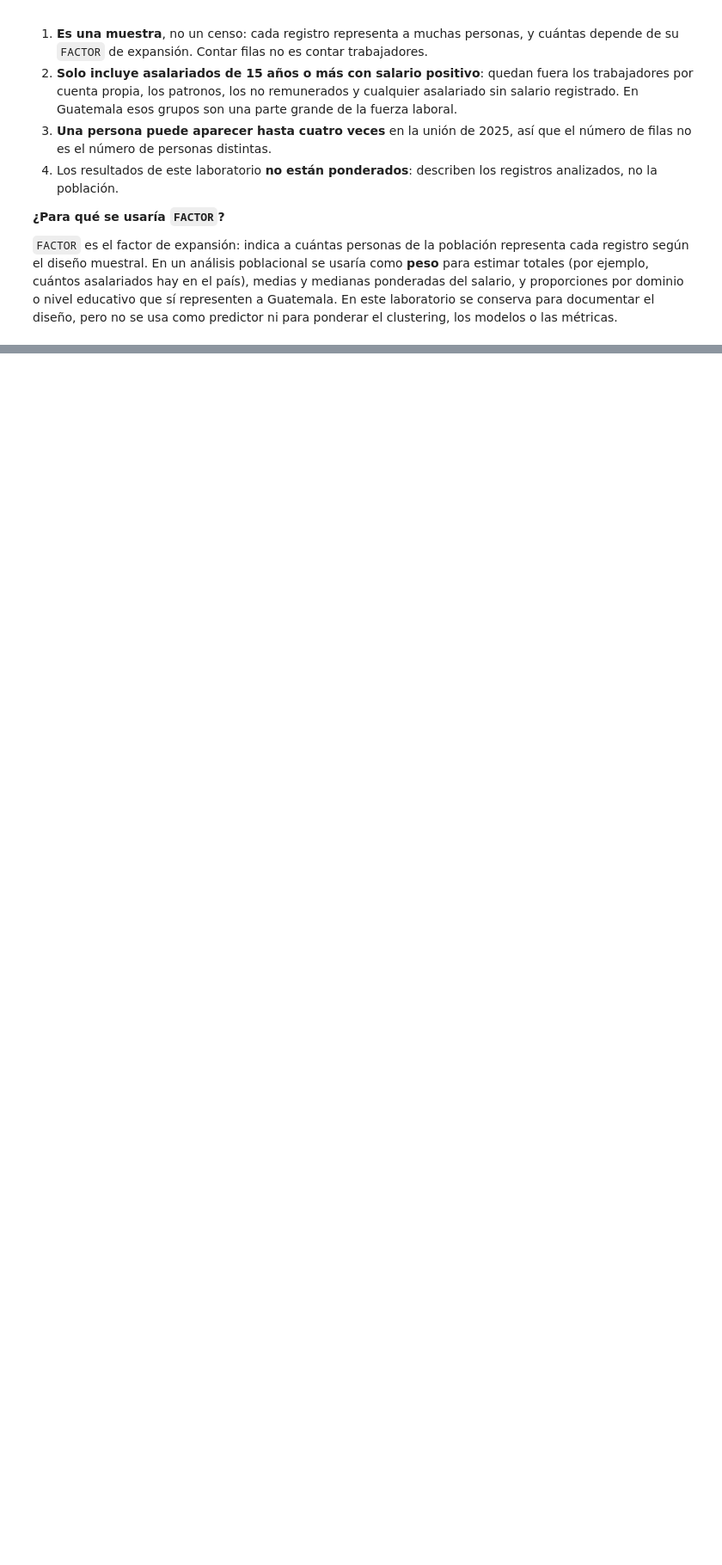
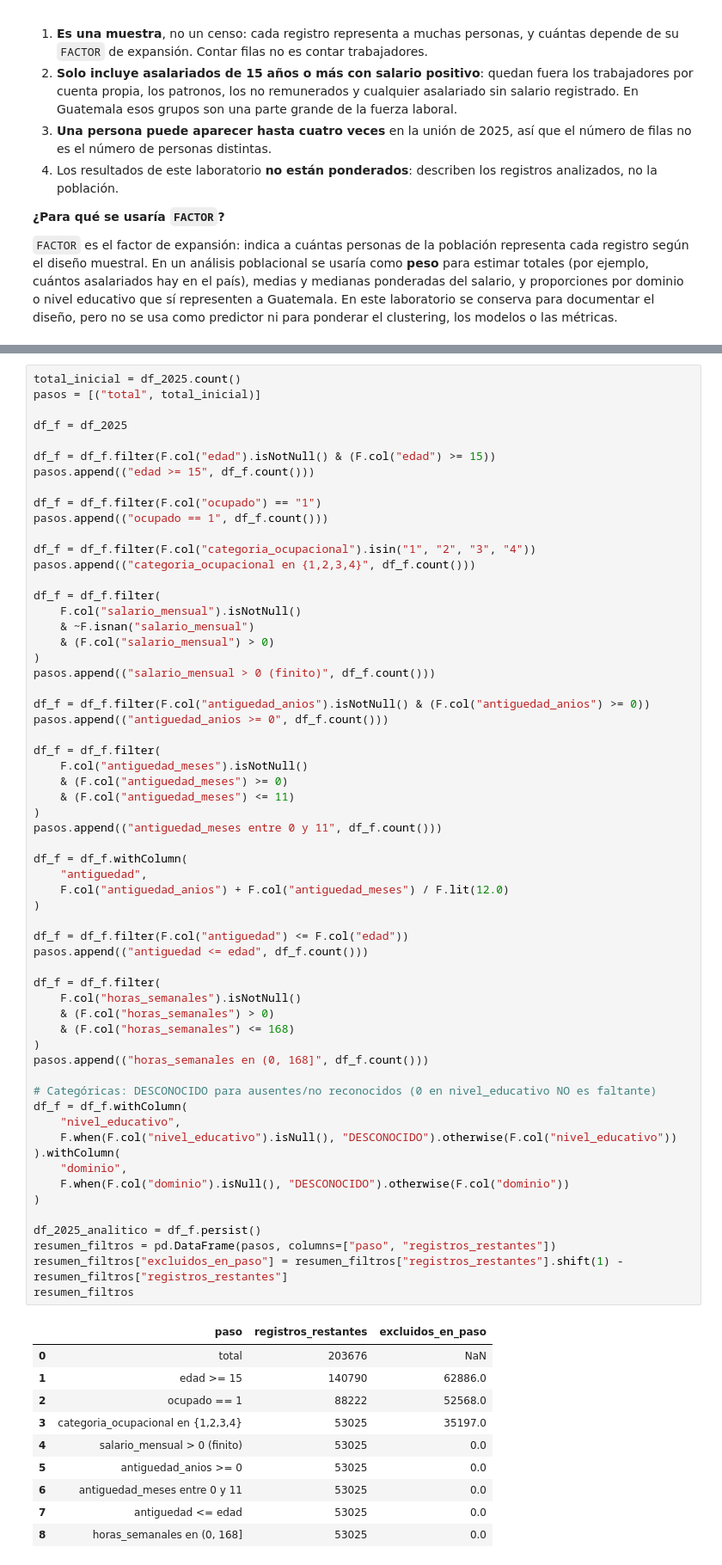
Before and after one commit to Albu231311/Lab7-DS, a Jupyter notebook: notebooks/ej1_nes.ipynb, the cells around one changed output, grey strips where cells are left out. Shown at 86% size. Cells and saved outputs as stored; diff of their text form; blank space fills up the shorter version.

```diff
--- a/notebooks/ej1_nes.ipynb
+++ b/notebooks/ej1_nes.ipynb
@@ -790,0 +815,71 @@ Por varias razones:
+# %%
+total_inicial = df_2025.count()
+pasos = [("total", total_inicial)]
+
+df_f = df_2025
+
+df_f = df_f.filter(F.col("edad").isNotNull() & (F.col("edad") >= 15))
+pasos.append(("edad >= 15", df_f.count()))
+
+df_f = df_f.filter(F.col("ocupado") == "1")
+pasos.append(("ocupado == 1", df_f.count()))
+
+df_f = df_f.filter(F.col("categoria_ocupacional").isin("1", "2", "3", "4"))
+pasos.append(("categoria_ocupacional en {1,2,3,4}", df_f.count()))
+
+df_f = df_f.filter(
+    F.col("salario_mensual").isNotNull()
+    & ~F.isnan("salario_mensual")
+    & (F.col("salario_mensual") > 0)
+)
+pasos.append(("salario_mensual > 0 (finito)", df_f.count()))
+
+df_f = df_f.filter(F.col("antiguedad_anios").isNotNull() & (F.col("antiguedad_anios") >= 0))
+pasos.append(("antiguedad_anios >= 0", df_f.count()))
+
+df_f = df_f.filter(
+    F.col("antiguedad_meses").isNotNull()
+    & (F.col("antiguedad_meses") >= 0)
+    & (F.col("antiguedad_meses") <= 11)
+)
+pasos.append(("antiguedad_meses entre 0 y 11", df_f.count()))
+
+df_f = df_f.withColumn(
+    "antiguedad",
+    F.col("antiguedad_anios") + F.col("antiguedad_meses") / F.lit(12.0)
+)
+
+df_f = df_f.filter(F.col("antiguedad") <= F.col("edad"))
+pasos.append(("antiguedad <= edad", df_f.count()))
+
+df_f = df_f.filter(
+    F.col("horas_semanales").isNotNull()
+    & (F.col("horas_semanales") > 0)
+    & (F.col("horas_semanales") <= 168)
+)
+pasos.append(("horas_semanales en (0, 168]", df_f.count()))
+
+# Categóricas: DESCONOCIDO para ausentes/no reconocidos (0 en nivel_educativo NO es faltante)
+df_f = df_f.withColumn(
+    "nivel_educativo",
+    F.when(F.col("nivel_educativo").isNull(), "DESCONOCIDO").otherwise(F.col("nivel_educativo"))
+).withColumn(
+    "dominio",
+    F.when(F.col("dominio").isNull(), "DESCONOCIDO").otherwise(F.col("dominio"))
+)
+
+df_2025_analitico = df_f.persist()
+resumen_filtros = pd.DataFrame(pasos, columns=["paso", "registros_restantes"])
+resumen_filtros["excluidos_en_paso"] = resumen_filtros["registros_restantes"].shift(1) - resumen_filtros["registros_restantes"]
+resumen_filtros
+# %% [output]
+|  | paso | registros_restantes | excluidos_en_paso |
+| 0 | total | 203676 | NaN |
+| 1 | edad >= 15 | 140790 | 62886.0 |
+| 2 | ocupado == 1 | 88222 | 52568.0 |
+| 3 | categoria_ocupacional en {1,2,3,4} | 53025 | 35197.0 |
+| 4 | salario_mensual > 0 (finito) | 53025 | 0.0 |
+| 5 | antiguedad_anios >= 0 | 53025 | 0.0 |
+| 6 | antiguedad_meses entre 0 y 11 | 53025 | 0.0 |
+| 7 | antiguedad <= edad | 53025 | 0.0 |
+| 8 | horas_semanales en (0, 168] | 53025 | 0.0 |
```
Also changed, not shown: parts of 10 cells of this notebook, 4 other files.
